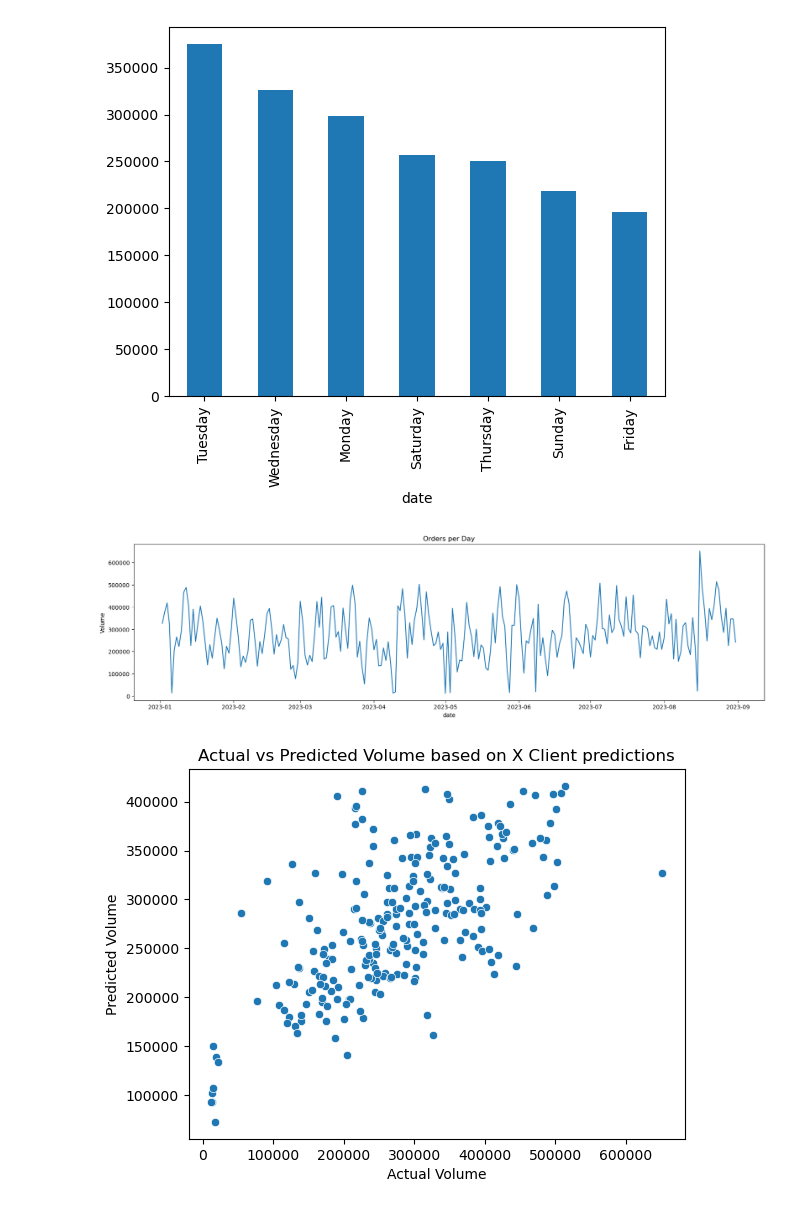
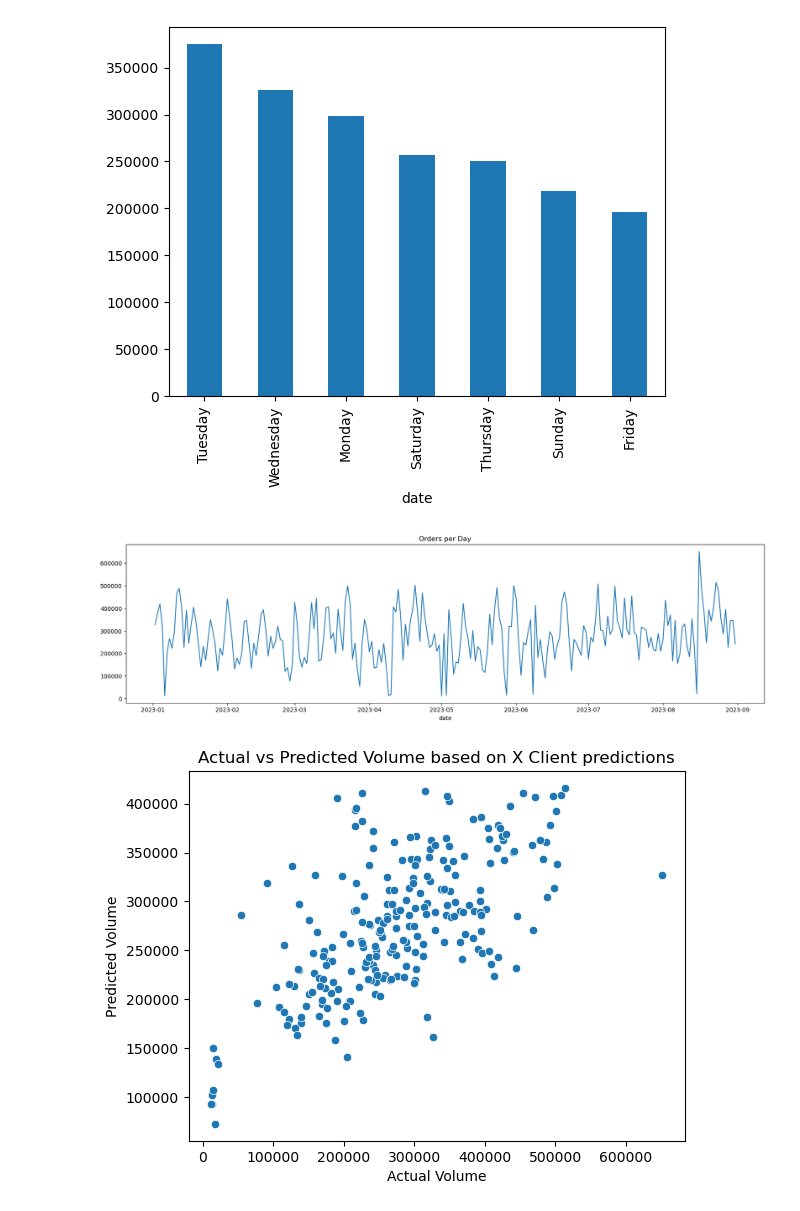
Before and after one commit to andrii-zapukhlyi/inpost_optimizing, a Jupyter notebook: inpost_forecast.ipynb, the cells around one changed output. Drawn from its saved outputs; the diff is of its cells as text; code cells hidden in the pictures.

```diff
--- a/inpost_forecast.ipynb
+++ b/inpost_forecast.ipynb
@@ -439,4 +439,5 @@ df2.groupby("Product").Volume.describe()
 | APM | 1946.0 | 131929.779034 | 76311.460198 | 722.0 | 75329.75 | 121797.0 | 177029.0 | 467654.0 |
 | COURIER | 1946.0 | 155242.498458 | 96675.125030 | 575.0 | 84063.00 | 138615.0 | 211203.5 | 582617.0 |
 # %%
-df2 = df2.groupby(["date", "Customer"])["Volume"].sum().reset_index()
+df2_X = df2[df2["Customer"] == "X"].groupby("date").Volume.sum()
+df2 = df2.groupby(["date"])["Volume"].sum().reset_index()
@@ -539,13 +556,11 @@ plt.show()
 # %% [output]
 [figure]
 # %%
-df2_X = df2[df2["Customer"] == "X"].reset_index(drop = True)
-
 plt.figure(figsize=(20, 5))
 
-sns.lineplot(x=df2_X[df2_X["date"] >= "2023-01-01"].date[1:], y=df2_X[df2_X["date"] >= "2023-01-01"].Volume[1:])
+sns.lineplot(x=df2_X[df2_X.index > "2023-01-01"].index, y=df2_X[df2_X.index > "2023-01-01"].values)
 plt.title("Orders per Day")
 plt.show()
 # %% [output]
-[figure, old version]
+[figure, new version]
 # %%
```
Also changed, not shown: parts of 29 cells of this notebook, 1 other file.
